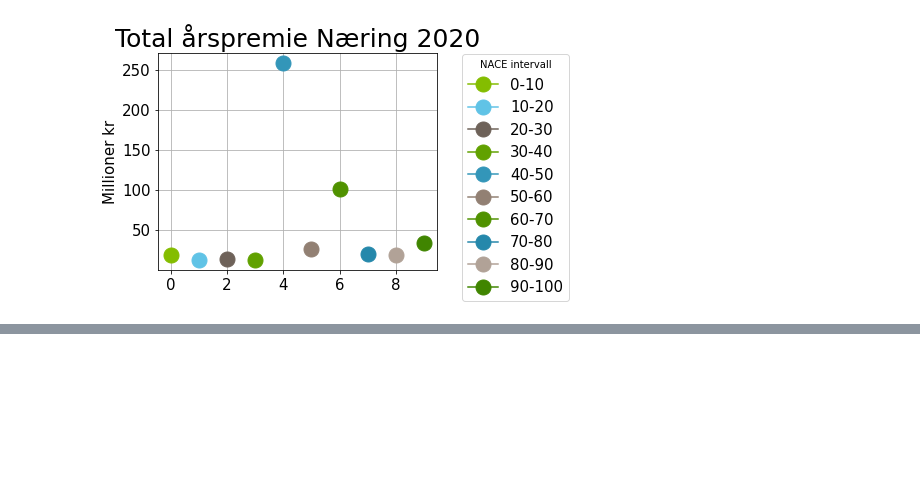
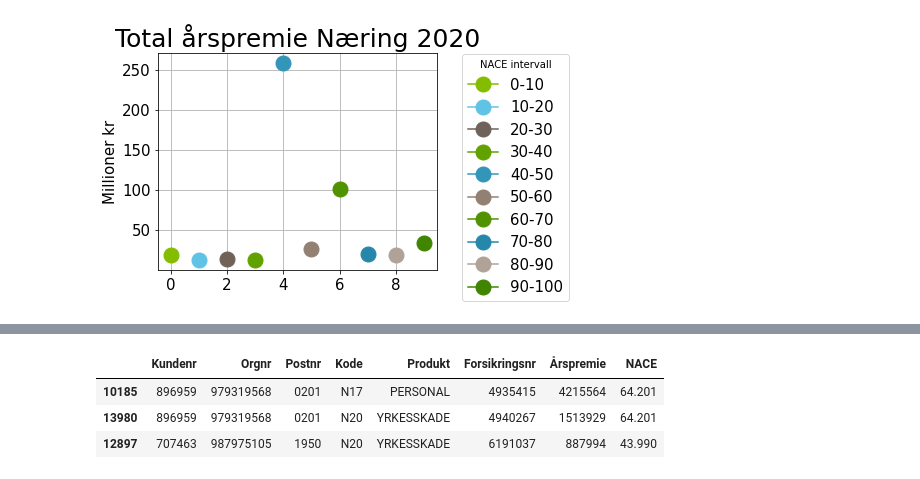
Before and after one commit to eirikngard/Eika, a Jupyter notebook: Næring.ipynb, the cells around one changed output, grey strips where cells are left out. Drawn from its saved outputs; the diff is of its cells as text; code cells hidden in the pictures; blank space fills up the shorter version.

```diff
--- a/Næring.ipynb
+++ b/Næring.ipynb
@@ -146,0 +167,7 @@ ax.grid()
+# %%
+res.nlargest(3, ['Årspremie'])
+# %% [output]
+|  | Kundenr | Orgnr | Postnr | Kode | Produkt | Forsikringsnr | Årspremie | NACE |
+| 10185 | 896959 | 979319568 | 0201 | N17 | PERSONAL | 4935415 | 4215564 | 64.201 |
+| 13980 | 896959 | 979319568 | 0201 | N20 | YRKESSKADE | 4940267 | 1513929 | 64.201 |
+| 12897 | 707463 | 987975105 | 1950 | N20 | YRKESSKADE | 6191037 | 887994 | 43.990 |
```
Also changed, not shown: parts of 11 cells of this notebook.
